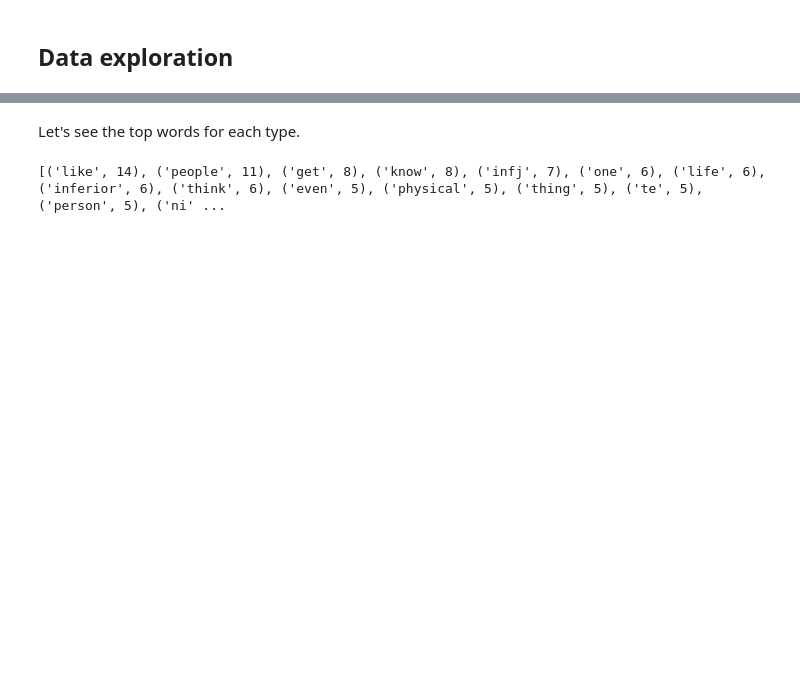
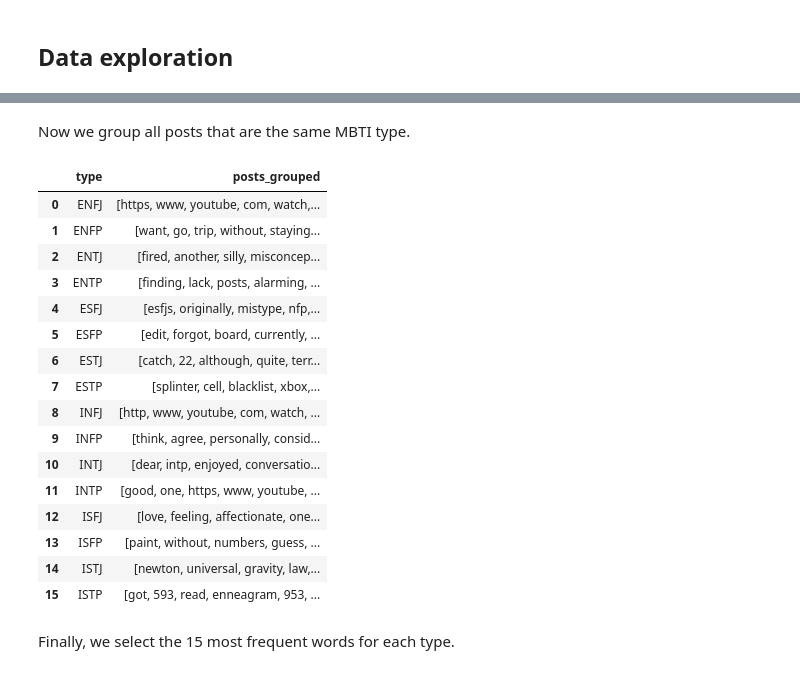
Before and after one commit to anthonyuzan/mbti-prediction, a Jupyter notebook: Data analysis.ipynb, the cells around one changed output, grey strips where cells are left out. Saved outputs shown, nothing was run; the diff lists cells and outputs as text; code cells hidden in the pictures; blank space fills up the shorter version.

```diff
--- a/Data analysis.ipynb
+++ b/Data analysis.ipynb
@@ -98,2 +93,26 @@ fig.show()
+# %% [markdown]
+Now we group all posts that are the same MBTI type.
+# %%
+df_grouped = df.groupby('type')['posts_preprocessed'].apply(list).reset_index(name='posts_grouped')
+df_grouped['posts_grouped'] = df_grouped['posts_grouped'].apply(lambda row: [y for x in row for y in x]) # Flatten list
+df_grouped
+# %% [output]
+|  | type | posts_grouped |
+| 0 | ENFJ | [https, www, youtube, com, watch,... |
+| 1 | ENFP | [want, go, trip, without, staying... |
+| 2 | ENTJ | [fired, another, silly, misconcep... |
+| 3 | ENTP | [finding, lack, posts, alarming, ... |
+| 4 | ESFJ | [esfjs, originally, mistype, nfp,... |
+| 5 | ESFP | [edit, forgot, board, currently, ... |
+| 6 | ESTJ | [catch, 22, although, quite, terr... |
+| 7 | ESTP | [splinter, cell, blacklist, xbox,... |
+| 8 | INFJ | [http, www, youtube, com, watch, ... |
+| 9 | INFP | [think, agree, personally, consid... |
+| 10 | INTJ | [dear, intp, enjoyed, conversatio... |
+| 11 | INTP | [good, one, https, www, youtube, ... |
+| 12 | ISFJ | [love, feeling, affectionate, one... |
+| 13 | ISFP | [paint, without, numbers, guess, ... |
+| 14 | ISTJ | [newton, universal, gravity, law,... |
+| 15 | ISTP | [got, 593, read, enneagram, 953, ... |
 # %% [markdown]
-Let's see the top words for each type.
+Finally, we select the 15 most frequent words for each type.
@@ -110,4 +118,0 @@ def vocab_counter(text):
-# %%
-print(vocab_counter(df.loc[10, 'posts']))
-# %% [output]
-[('like', 14), ('people', 11), ('get', 8), ('know', 8), ('infj', 7), ('one', 6), ('life', 6), ('inferior', 6), ('think', 6), ('even', 5), ('physical', 5), ('thing', 5), ('te', 5), ('person', 5), ('ni' ...
```
Also changed, not shown: parts of 32 cells of this notebook.
